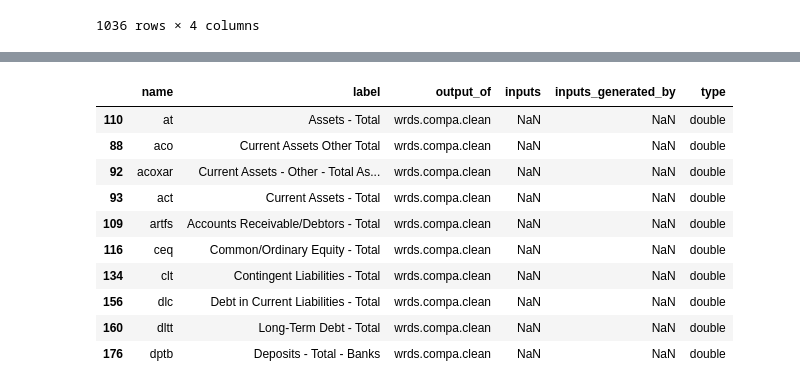
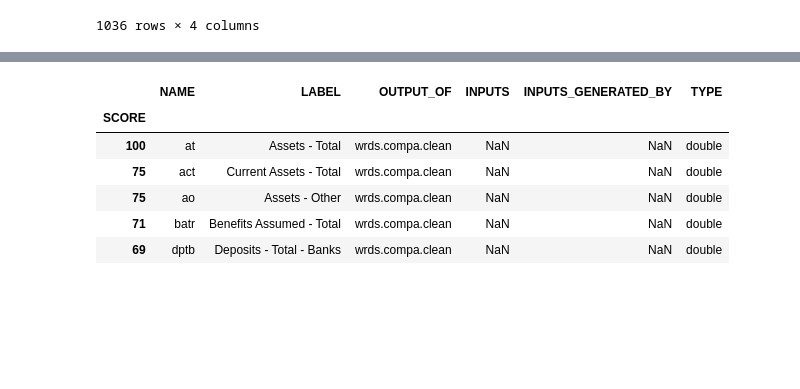
Before and after one commit to ionmihai/finsets, a Jupyter notebook: nbs/00_core.ipynb, the cells around one changed output, grey strips where cells are left out. Saved outputs shown, nothing was run; the diff lists cells and outputs as text; code cells hidden in the pictures; blank space fills up the shorter version.

Commit message:
added finsets_search cli command

```diff
--- a/nbs/00_core.ipynb
+++ b/nbs/00_core.ipynb
@@ -124,13 +111,0 @@ meta
-# %%
-#| export
-def search(label: str,
-           meta_func: callable=all_metadata,
-           limit: int=10,
-           score_cutoff: int=85
-           ) -> pd.DataFrame:
-    "Search for `label` in metadata returned by `meta_func` and return `limit` number of results with `score_cutoff`"
-
-    metadata = meta_func()
-    results = process.extractBests(label, metadata['label'], limit=limit, score_cutoff=score_cutoff)
-    rows = [x[2] for x in results]
-    return metadata.iloc[rows]
@@ -137,3 +128,32 @@ def search(label: str,
+# %%
+#| export
+@call_parse
+def search(query: str,              # What to search for
+           which_meta: str='all',   #"all", "features", or "raw"; specifies the function that fetches the metadata you want to search through
+           meta_field: str='label', # Which column in the metadata table you want to search through. Use "name" to search variable names.
+           limit: int=10,           # How many results to display
+           ) -> pd.DataFrame:
+    "Search for `query` in metadata returned by f`{meta_func}_metadata`; return `limit` number of results"
+
+    pd.set_option('display.max_columns', None)
+    pd.set_option('display.width', 100)
+
+    try:
+        import finsets
+        metadata = getattr(finsets, f'{which_meta}_metadata')()
+        results = process.extractBests(query, metadata[meta_field],
+                                        scorer = fuzz.token_sort_ratio,
+                                        limit=limit)
+        rows = [x[2] for x in results]
+        scores = [x[1] for x in results]
+        df = metadata.iloc[rows]
+        df.index = scores
+        df.index.name="SCORE"
+        df.columns = df.columns.str.upper()
+    finally:
+        pd.reset_option('display.max_columns')
+        pd.reset_option('display.width')
+    return df
 # %%
 search('tobins q')
 # %% [output]
@@ -142,14 +172,10 @@ search('tobins q')
 # %%
-search('total asset')
+search('total assets', limit=5)
 # %% [output]
-|  | name | label | output_of | inputs | inputs_generated_by | type |
-| 110 | at | Assets - Total | wrds.compa.clean | NaN | NaN | double |
-| 88 | aco | Current Assets Other Total | wrds.compa.clean | NaN | NaN | double |
-| 92 | acoxar | Current Assets - Other - Total As... | wrds.compa.clean | NaN | NaN | double |
-| 93 | act | Current Assets - Total | wrds.compa.clean | NaN | NaN | double |
-| 109 | artfs | Accounts Receivable/Debtors - Total | wrds.compa.clean | NaN | NaN | double |
-| 116 | ceq | Common/Ordinary Equity - Total | wrds.compa.clean | NaN | NaN | double |
-| 134 | clt | Contingent Liabilities - Total | wrds.compa.clean | NaN | NaN | double |
-| 156 | dlc | Debt in Current Liabilities - Total | wrds.compa.clean | NaN | NaN | double |
-| 160 | dltt | Long-Term Debt - Total | wrds.compa.clean | NaN | NaN | double |
-| 176 | dptb | Deposits - Total - Banks | wrds.compa.clean | NaN | NaN | double |
+|  | NAME | LABEL | OUTPUT_OF | INPUTS | INPUTS_GENERATED_BY | TYPE |
+| SCORE |  |  |  |  |  |  |
+| 100 | at | Assets - Total | wrds.compa.clean | NaN | NaN | double |
+| 75 | act | Current Assets - Total | wrds.compa.clean | NaN | NaN | double |
+| 75 | ao | Assets - Other | wrds.compa.clean | NaN | NaN | double |
+| 71 | batr | Benefits Assumed - Total | wrds.compa.clean | NaN | NaN | double |
+| 69 | dptb | Deposits - Total - Banks | wrds.compa.clean | NaN | NaN | double |
```
Also changed, not shown: parts of 6 cells of this notebook, 6 other files.
